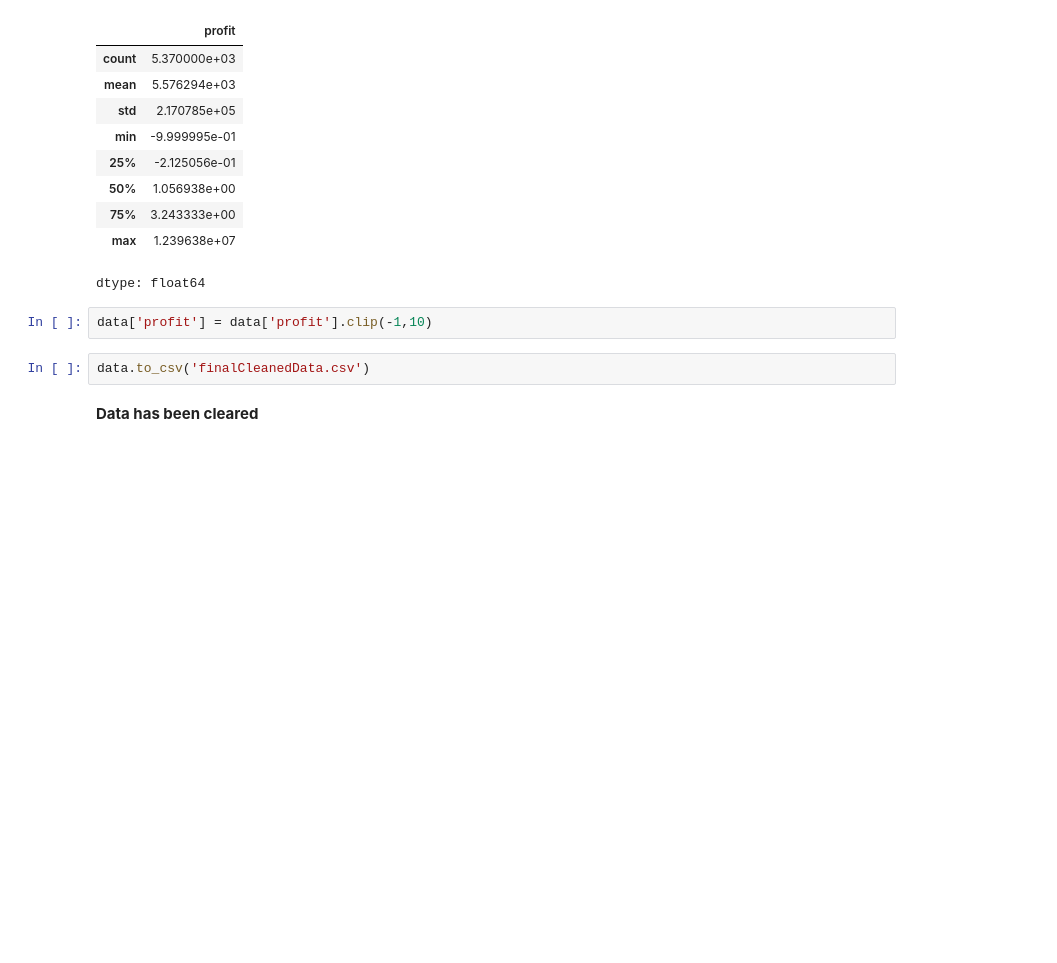
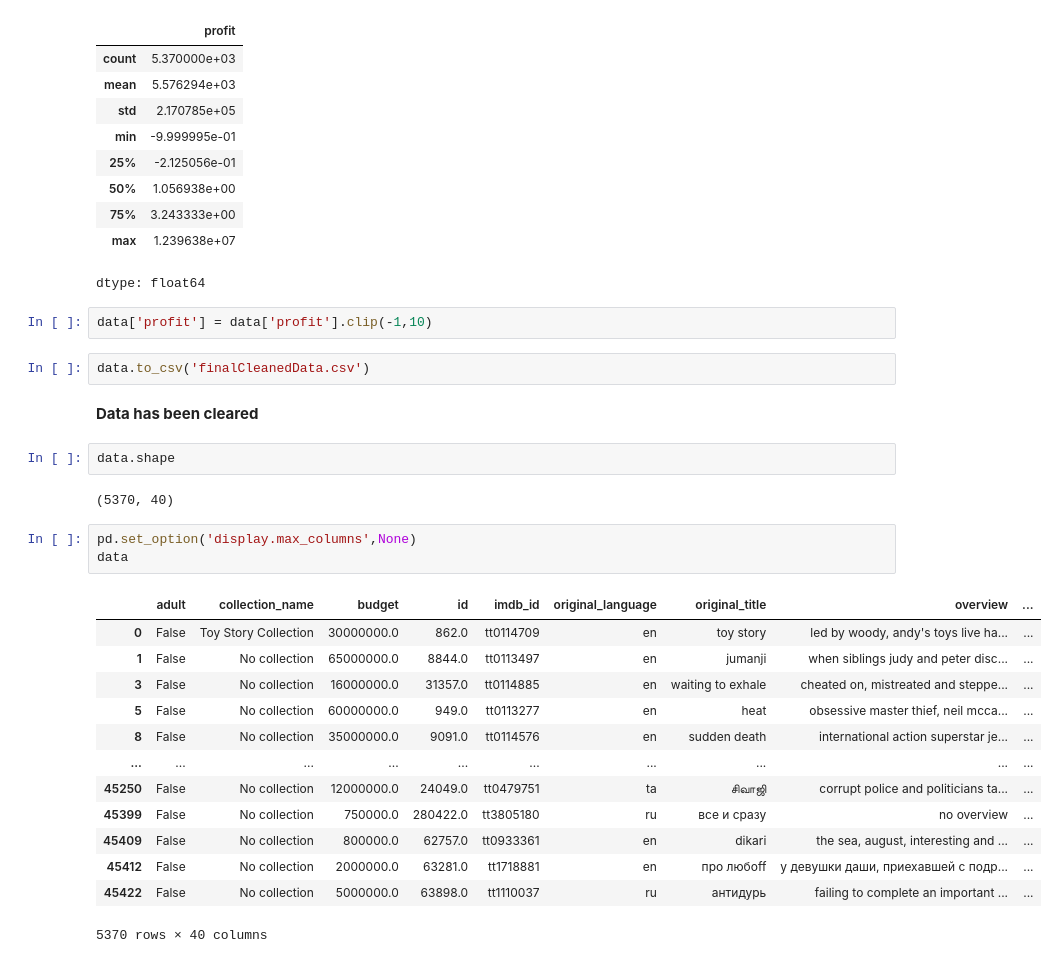
Before and after one commit to Shashank-lokre/My_data_cleaning_project, a Jupyter notebook: Data_cleaing_project(moviedata).ipynb, the cells around one changed output. Cells and saved outputs as stored; diff of their text form; blank space fills up the shorter version.

```diff
--- a/Data_cleaing_project(moviedata).ipynb
+++ b/Data_cleaing_project(moviedata).ipynb
@@ -808,3 +806,24 @@ data['profit'] = data['profit'].clip(-1,10)
 data.to_csv('finalCleanedData.csv')
 # %% [markdown]
 **Data has been cleared**
+# %%
+data.shape
+# %% [output]
+(5370, 40)
+# %%
+pd.set_option('display.max_columns',None)
+data
+# %% [output]
+|  | adult | collection_name | budget | id | imdb_id | original_language | original_title | overview | ... |
+| 0 | False | Toy Story Collection | 30000000.0 | 862.0 | tt0114709 | en | toy story | led by woody, andy's toys live ha... | ... |
+| 1 | False | No collection | 65000000.0 | 8844.0 | tt0113497 | en | jumanji | when siblings judy and peter disc... | ... |
+| 3 | False | No collection | 16000000.0 | 31357.0 | tt0114885 | en | waiting to exhale | cheated on, mistreated and steppe... | ... |
+| 5 | False | No collection | 60000000.0 | 949.0 | tt0113277 | en | heat | obsessive master thief, neil mcca... | ... |
+| 8 | False | No collection | 35000000.0 | 9091.0 | tt0114576 | en | sudden death | international action superstar je... | ... |
+| ... | ... | ... | ... | ... | ... | ... | ... | ... | ... |
+| 45250 | False | No collection | 12000000.0 | 24049.0 | tt0479751 | ta | சிவாஜி | corrupt police and politicians ta... | ... |
+| 45399 | False | No collection | 750000.0 | 280422.0 | tt3805180 | ru | все и сразу | no overview | ... |
+| 45409 | False | No collection | 800000.0 | 62757.0 | tt0933361 | en | dikari | the sea, august, interesting and ... | ... |
+| 45412 | False | No collection | 2000000.0 | 63281.0 | tt1718881 | en | про любоff | у девушки даши, приехавшей с подр... | ... |
+| 45422 | False | No collection | 5000000.0 | 63898.0 | tt1110037 | ru | антидурь | failing to complete an important ... | ... |
+5370 rows × 40 columns
```
Also changed, not shown: parts of 12 cells of this notebook.
